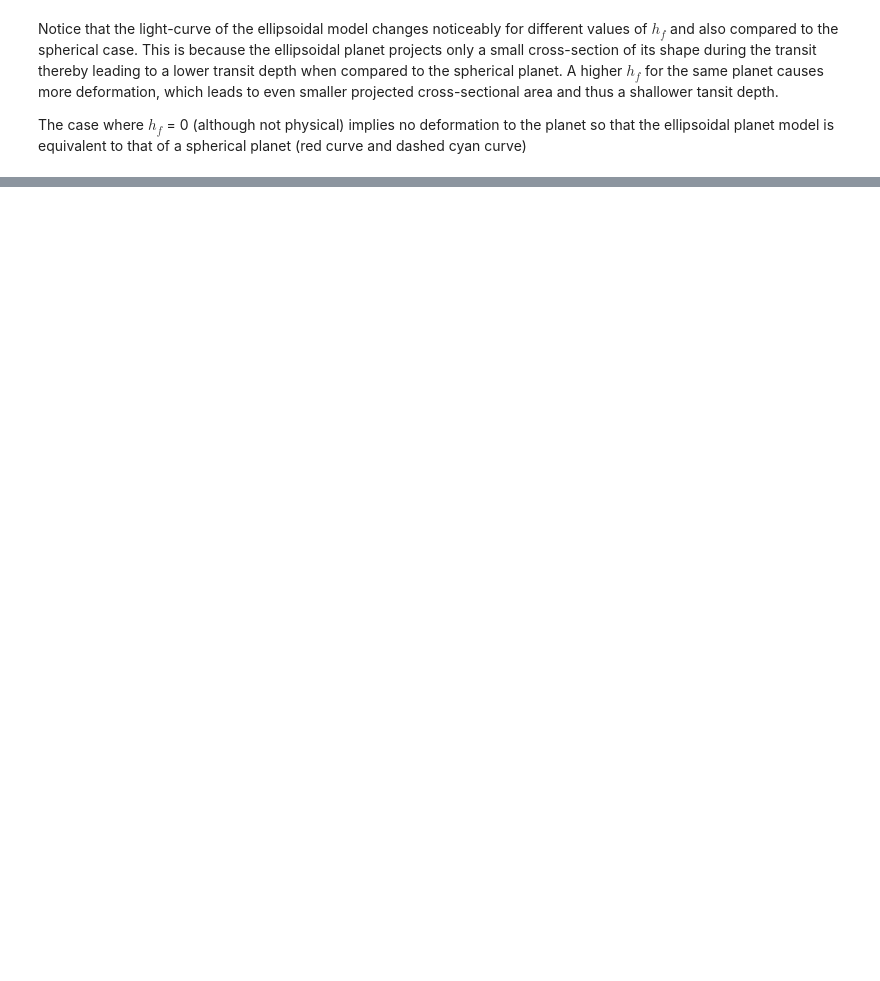
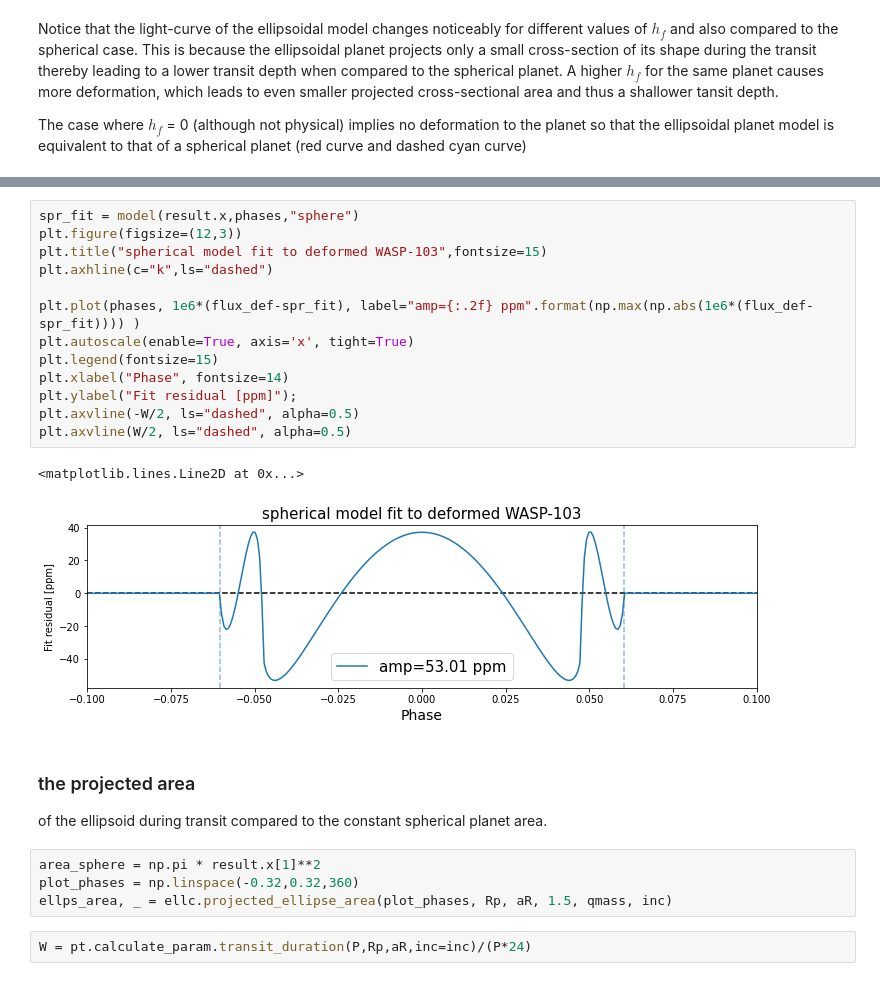
Before and after one commit to tundeakins/ellc, a Jupyter notebook: ellc_love_example.ipynb, the cells around one changed output, grey strips where cells are left out. Cells and saved outputs as stored; diff of their text form; blank space fills up the shorter version.

```diff
--- a/ellc_love_example.ipynb
+++ b/ellc_love_example.ipynb
@@ -96,0 +155,25 @@ The case  where $h_f$ = 0 (although not physical) implies no deformation to the
+# %%
+spr_fit = model(result.x,phases,"sphere")
+plt.figure(figsize=(12,3))
+plt.title("spherical model fit to deformed WASP-103",fontsize=15)
+plt.axhline(c="k",ls="dashed")
+
+plt.plot(phases, 1e6*(flux_def-spr_fit), label="amp={:.2f} ppm".format(np.max(np.abs(1e6*(flux_def-spr_fit)))) )
+plt.autoscale(enable=True, axis='x', tight=True)
+plt.legend(fontsize=15)
+plt.xlabel("Phase", fontsize=14)
+plt.ylabel("Fit residual [ppm]");
+plt.axvline(-W/2, ls="dashed", alpha=0.5)
+plt.axvline(W/2, ls="dashed", alpha=0.5)
+# %% [output]
+<matplotlib.lines.Line2D at 0x...>
+[figure, added]
+# %% [markdown]
+### the projected area
+of the ellipsoid during transit compared to the constant spherical planet area.
+# %%
+area_sphere = np.pi * result.x[1]**2
+plot_phases = np.linspace(-0.32,0.32,360)
+ellps_area, _ = ellc.projected_ellipse_area(plot_phases, Rp, aR, 1.5, qmass, inc)
+# %%
+W = pt.calculate_param.transit_duration(P,Rp,aR,inc=inc)/(P*24)
```
Also changed, not shown: parts of 33 cells of this notebook, 2 other files.
